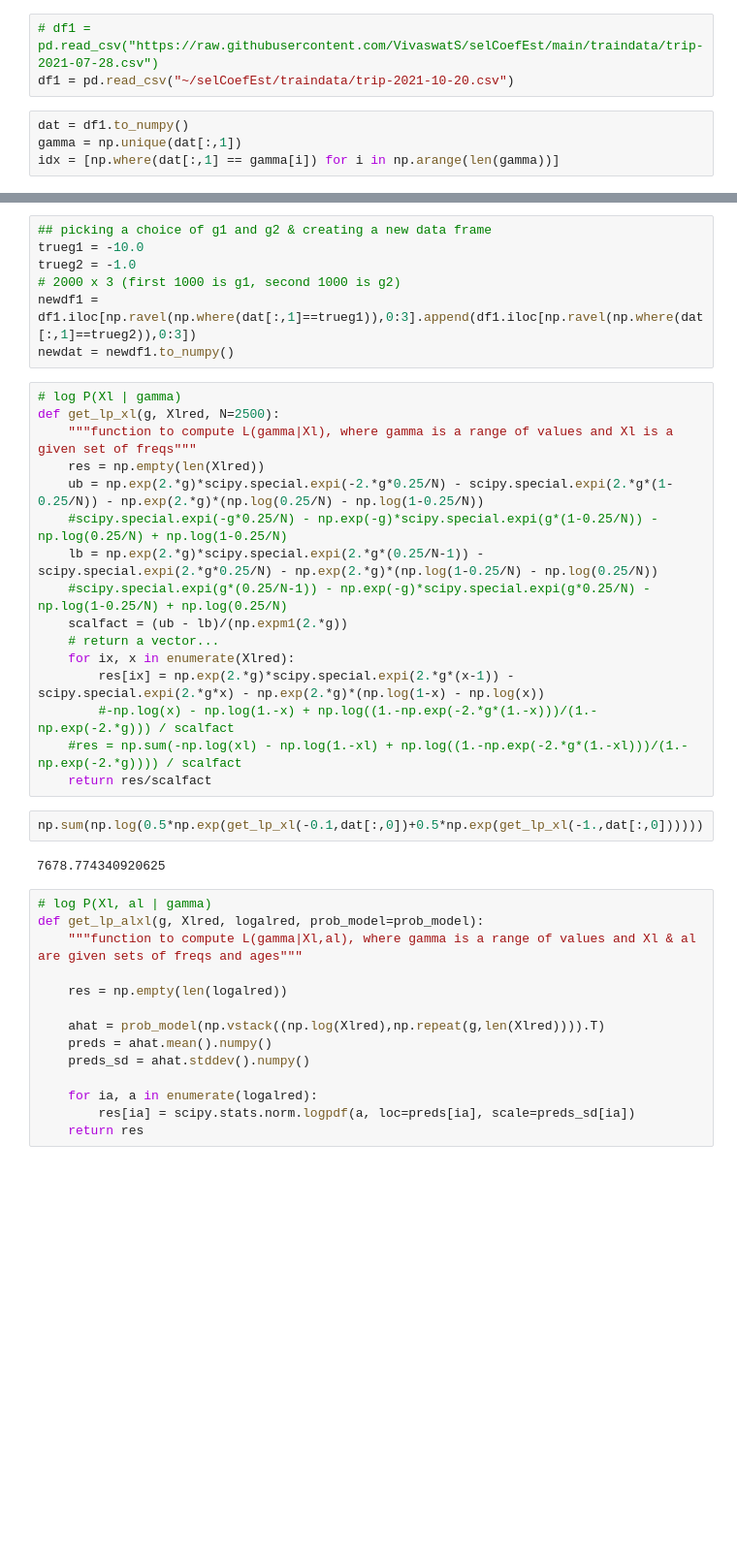
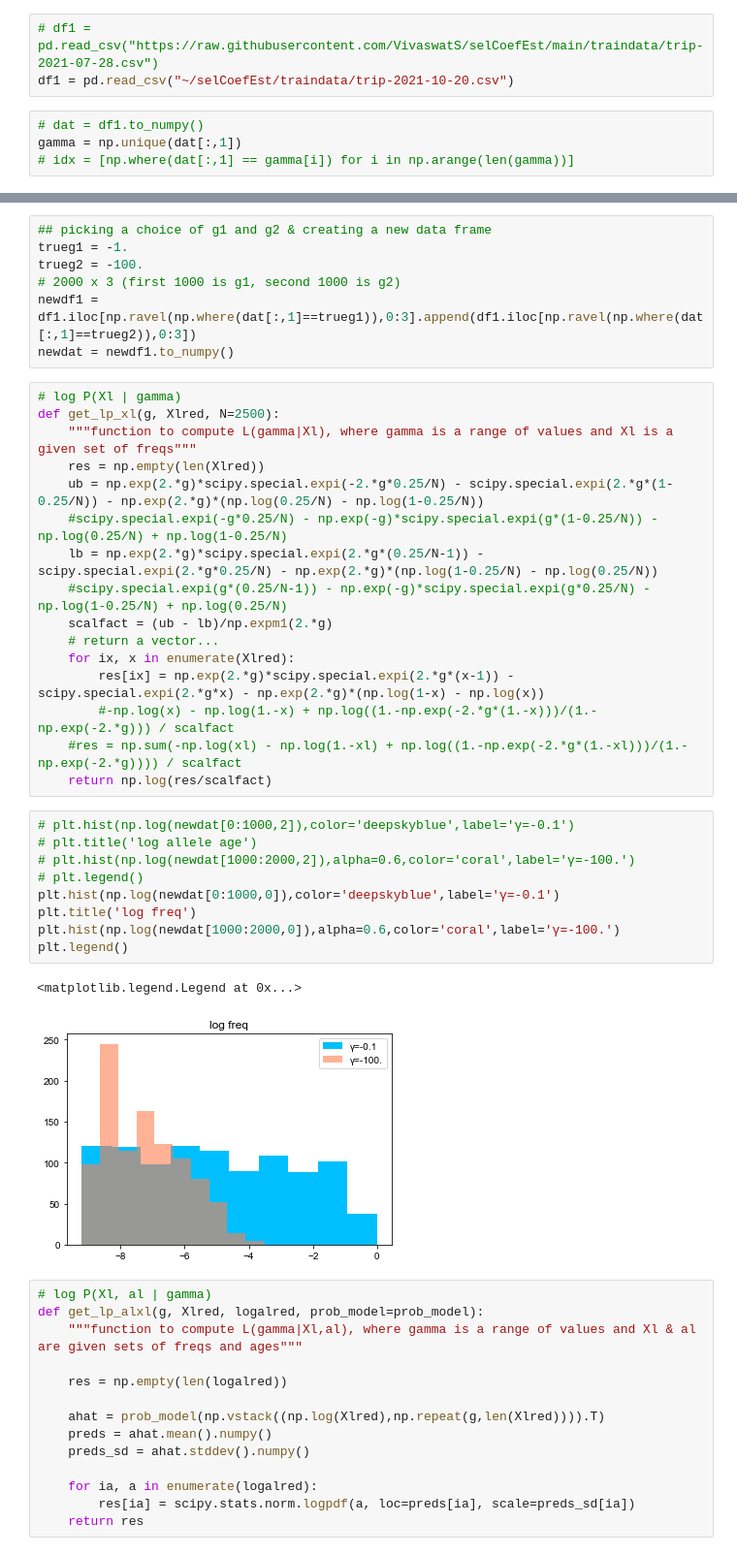
Before and after one commit to VivaswatS/selCoefEst, a Jupyter notebook: working_selCoefEst.ipynb, the cells around one changed output, grey strips where cells are left out. Shown at 97% size. Drawn from its saved outputs; the diff is of its cells as text; blank space fills up the shorter version.

```diff
--- a/working_selCoefEst.ipynb
+++ b/working_selCoefEst.ipynb
@@ -27,9 +29,9 @@ plt.rcParams["font.sans-serif"] = "Arial"
 # df1 = pd.read_csv("https://raw.githubusercontent.com/VivaswatS/selCoefEst/main/traindata/trip-2021-07-28.csv")
 df1 = pd.read_csv("~/selCoefEst/traindata/trip-2021-10-20.csv")
 # %%
-dat = df1.to_numpy()
+# dat = df1.to_numpy()
 gamma = np.unique(dat[:,1])
-idx = [np.where(dat[:,1] == gamma[i]) for i in np.arange(len(gamma))]
+# idx = [np.where(dat[:,1] == gamma[i]) for i in np.arange(len(gamma))]
 # %%
 ## read-in saved model (no retraining required)
 prob_model = tf.keras.models.load_model('saved_model/lognorm_model', compile=False)
@@ -59,7 +51,7 @@ array([[ 2.000000e-04, -1.000000e+02,  1.000000e+00,  7.789654e+00,
 # %%
 ## picking a choice of g1 and g2 & creating a new data frame
-trueg1 = -10.0
-trueg2 = -1.0
+trueg1 = -1.
+trueg2 = -100.
 # 2000 x 3 (first 1000 is g1, second 1000 is g2)
 newdf1 = df1.iloc[np.ravel(np.where(dat[:,1]==trueg1)),0:3].append(df1.iloc[np.ravel(np.where(dat[:,1]==trueg2)),0:3])
 newdat = newdf1.to_numpy()
@@ -72,17 +64,25 @@ def get_lp_xl(g, Xlred, N=2500):
     #scipy.special.expi(-g*0.25/N) - np.exp(-g)*scipy.special.expi(g*(1-0.25/N)) - np.log(0.25/N) + np.log(1-0.25/N)
     lb = np.exp(2.*g)*scipy.special.expi(2.*g*(0.25/N-1)) - scipy.special.expi(2.*g*0.25/N) - np.exp(2.*g)*(np.log(1-0.25/N) - np.log(0.25/N))
     #scipy.special.expi(g*(0.25/N-1)) - np.exp(-g)*scipy.special.expi(g*0.25/N) - np.log(1-0.25/N) + np.log(0.25/N)
-    scalfact = (ub - lb)/(np.expm1(2.*g))
+    scalfact = (ub - lb)/np.expm1(2.*g)
     # return a vector...
     for ix, x in enumerate(Xlred):
         res[ix] = np.exp(2.*g)*scipy.special.expi(2.*g*(x-1)) - scipy.special.expi(2.*g*x) - np.exp(2.*g)*(np.log(1-x) - np.log(x))
         #-np.log(x) - np.log(1.-x) + np.log((1.-np.exp(-2.*g*(1.-x)))/(1.-np.exp(-2.*g))) / scalfact
     #res = np.sum(-np.log(xl) - np.log(1.-xl) + np.log((1.-np.exp(-2.*g*(1.-xl)))/(1.-np.exp(-2.*g)))) / scalfact
-    return res/scalfact
+    return np.log(res/scalfact)
-# %%
-np.sum(np.log(0.5*np.exp(get_lp_xl(-0.1,dat[:,0])+0.5*np.exp(get_lp_xl(-1.,dat[:,0])))))
-# %% [output]
-7678.774340920625
+# %%
+# plt.hist(np.log(newdat[0:1000,2]),color='deepskyblue',label='γ=-0.1')
+# plt.title('log allele age')
+# plt.hist(np.log(newdat[1000:2000,2]),alpha=0.6,color='coral',label='γ=-100.')
+# plt.legend()
+plt.hist(np.log(newdat[0:1000,0]),color='deepskyblue',label='γ=-0.1')
+plt.title('log freq')
+plt.hist(np.log(newdat[1000:2000,0]),alpha=0.6,color='coral',label='γ=-100.')
+plt.legend()
+# %% [output]
+<matplotlib.legend.Legend at 0x...>
+[figure, added]
 # %%
 # log P(Xl, al | gamma)
 def get_lp_alxl(g, Xlred, logalred, prob_model=prob_model):
```
Also changed, not shown: parts of 39 cells of this notebook, 1 other file.
